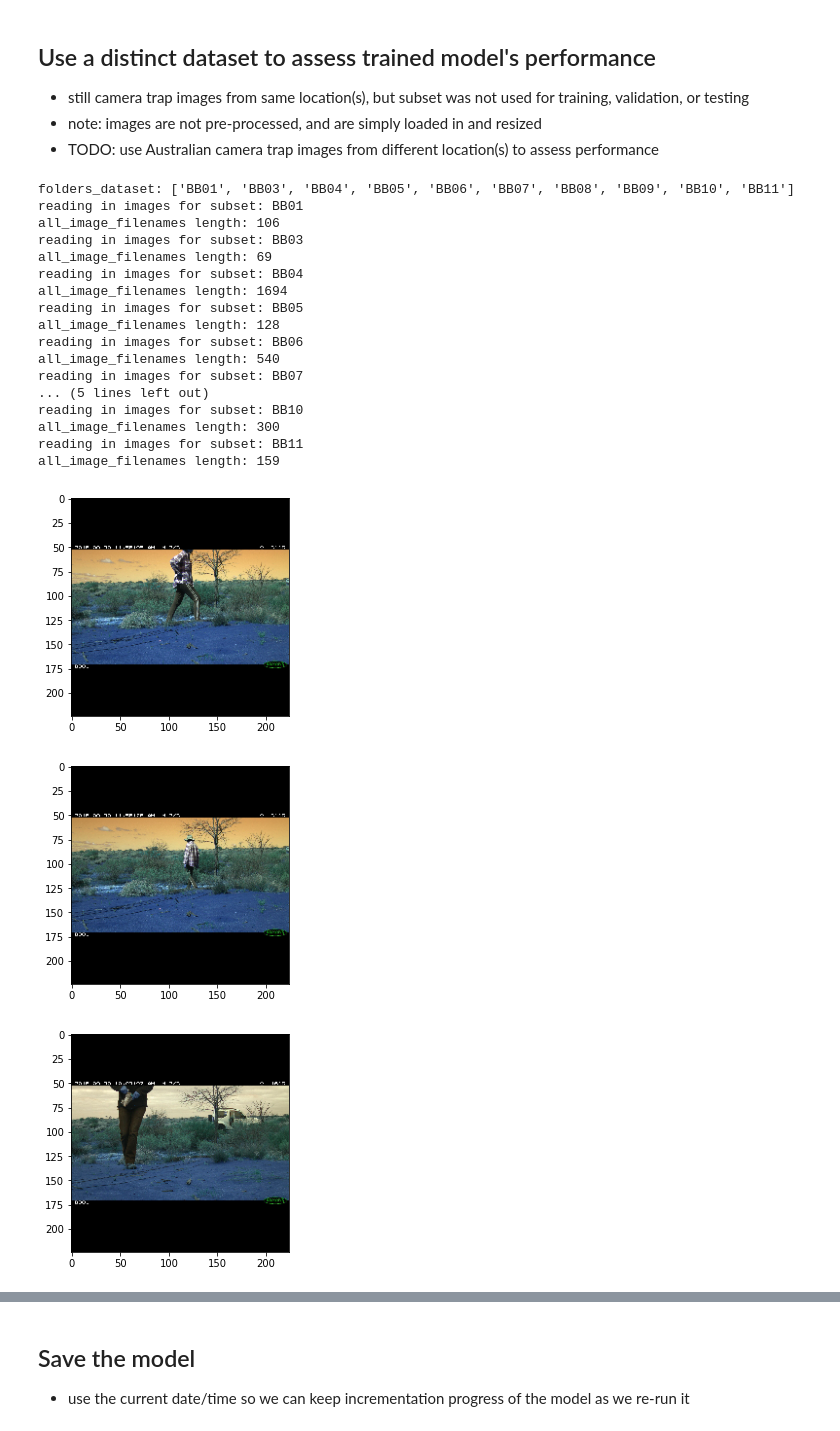
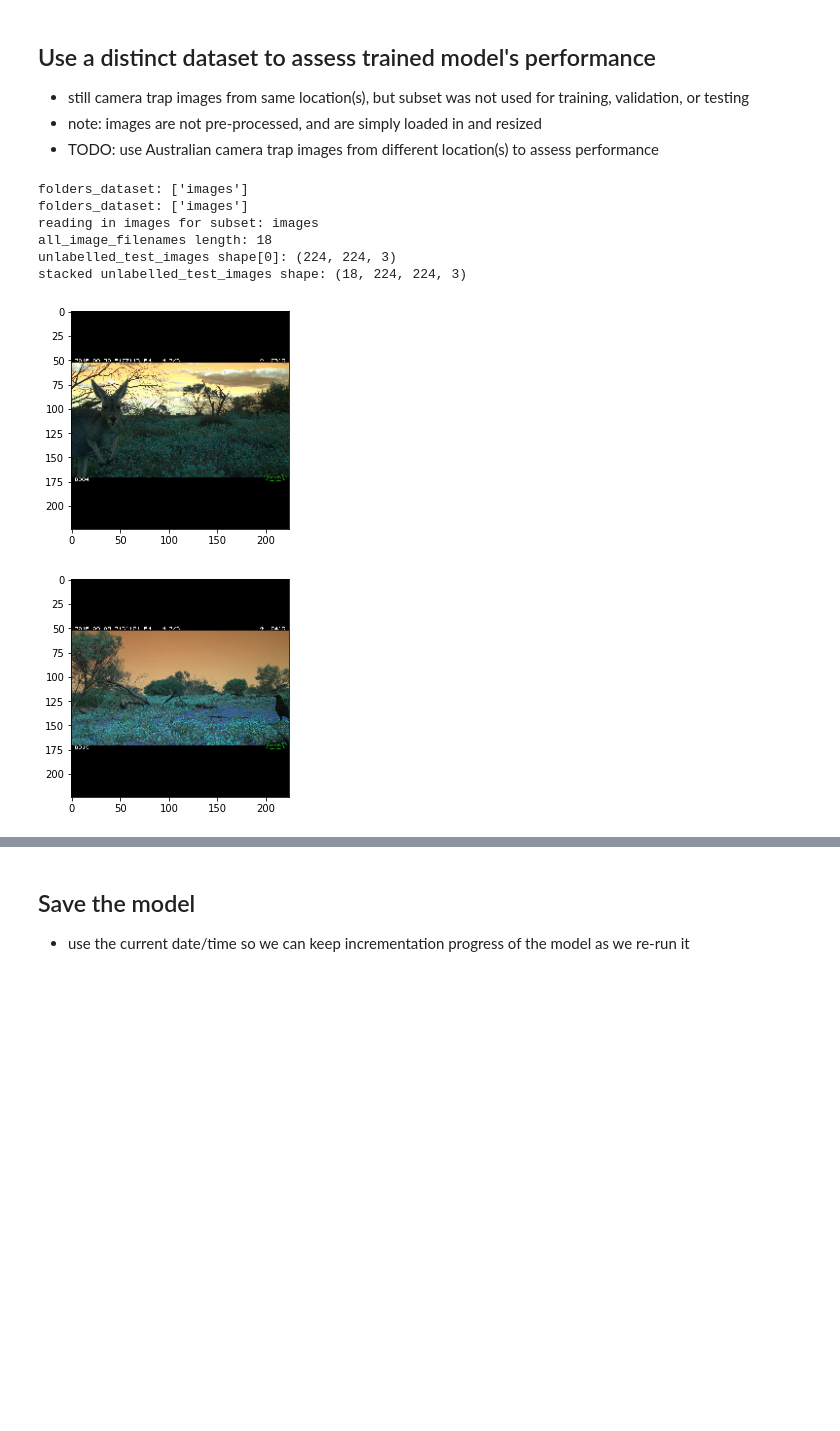
Before and after one commit to Duko99/cv_project, a Jupyter notebook: ZFNet.ipynb, the cells around one changed output, grey strips where cells are left out. Drawn from its saved outputs; the diff is of its cells as text; code cells hidden in the pictures; blank space fills up the shorter version.

```diff
--- a/ZFNet.ipynb
+++ b/ZFNet.ipynb
@@ -268,36 +260,28 @@ print(acc)
 * TODO: use Australian camera trap images from different location(s) to assess performance
 # %%
 unlabelled_test_images = []
-folders_dataset = next(os.walk('data/unlabelled_test_data/20160929_September'))[1]
+folders_dataset = next(os.walk('data/unlabelled_test_data'))[1]
+print('folders_dataset: {}'.format(folders_dataset))
 folders_dataset = sorted(folders_dataset)
 print('folders_dataset: {}'.format(folders_dataset))
 for folder in folders_dataset:
-    unlabelled_test_images = [*unlabelled_test_images, *readInImages('unlabelled_test_data/20160929_September', folder, False)]
+    unlabelled_test_images = [*unlabelled_test_images, *readInImages('unlabelled_test_data', folder, False)]
+
+print('unlabelled_test_images shape[0]: {}'.format(unlabelled_test_images[0].shape))
 
 displayImage(unlabelled_test_images[1])
 displayImage(unlabelled_test_images[10])
-displayImage(unlabelled_test_images[100])
-displayImage(unlabelled_test_images[1000])
+# displayImage(unlabelled_test_images[100])
+# displayImage(unlabelled_test_images[1000])
 
 unlabelled_test_images = np.stack(unlabelled_test_images, axis = 0)
+print('stacked unlabelled_test_images shape: {}'.format(unlabelled_test_images.shape))
 # %% [output]
-folders_dataset: ['BB01', 'BB03', 'BB04', 'BB05', 'BB06', 'BB07', 'BB08', 'BB09', 'BB10', 'BB11']
-reading in images for subset: BB01
-all_image_filenames length: 106
-reading in images for subset: BB03
-all_image_filenames length: 69
-reading in images for subset: BB04
-all_image_filenames length: 1694
-reading in images for subset: BB05
-all_image_filenames length: 128
-reading in images for subset: BB06
-all_image_filenames length: 540
-reading in images for subset: BB07
-... (5 lines left out)
-reading in images for subset: BB10
-all_image_filenames length: 300
-reading in images for subset: BB11
-all_image_filenames length: 159
+folders_dataset: ['images']
+folders_dataset: ['images']
+reading in images for subset: images
+all_image_filenames length: 18
+unlabelled_test_images shape[0]: (224, 224, 3)
+stacked unlabelled_test_images shape: (18, 224, 224, 3)
-[figure, old version]
+[figure, new version]
-[figure, old version]
+[figure, new version]
-[figure, removed]
```
Also changed, not shown: parts of 13 cells of this notebook.
